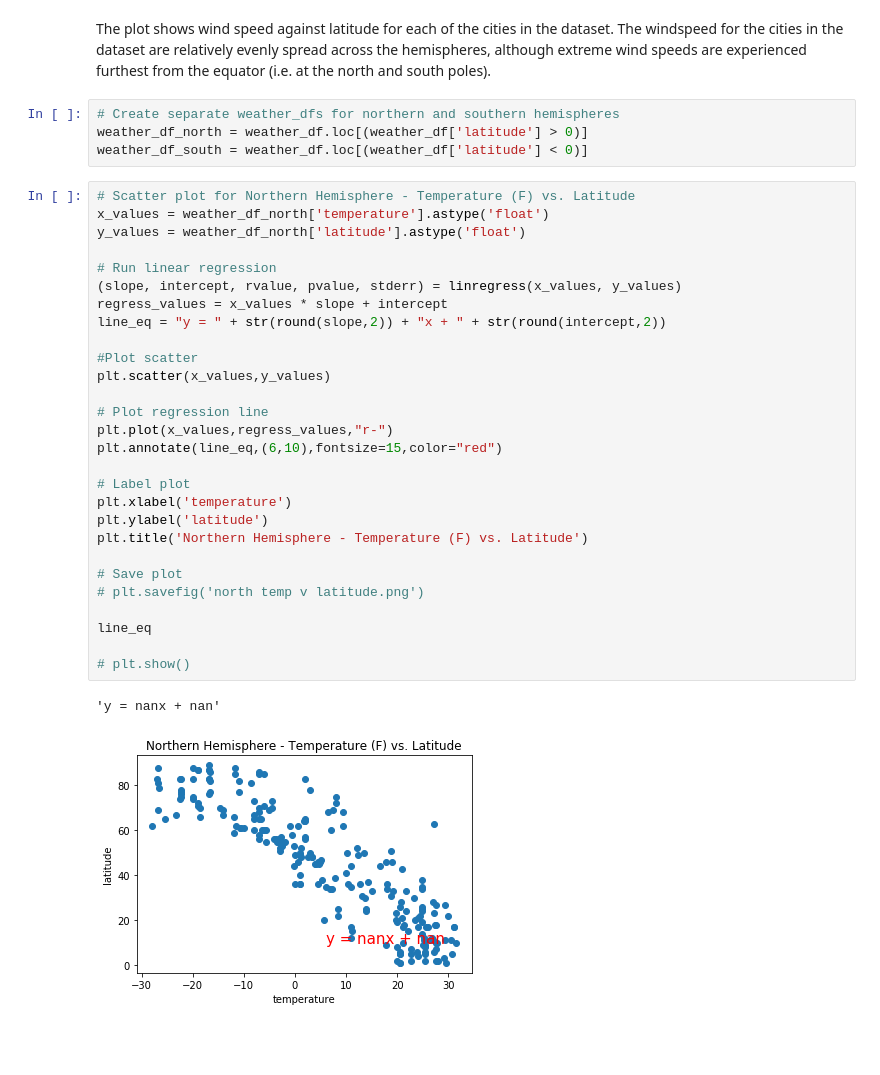
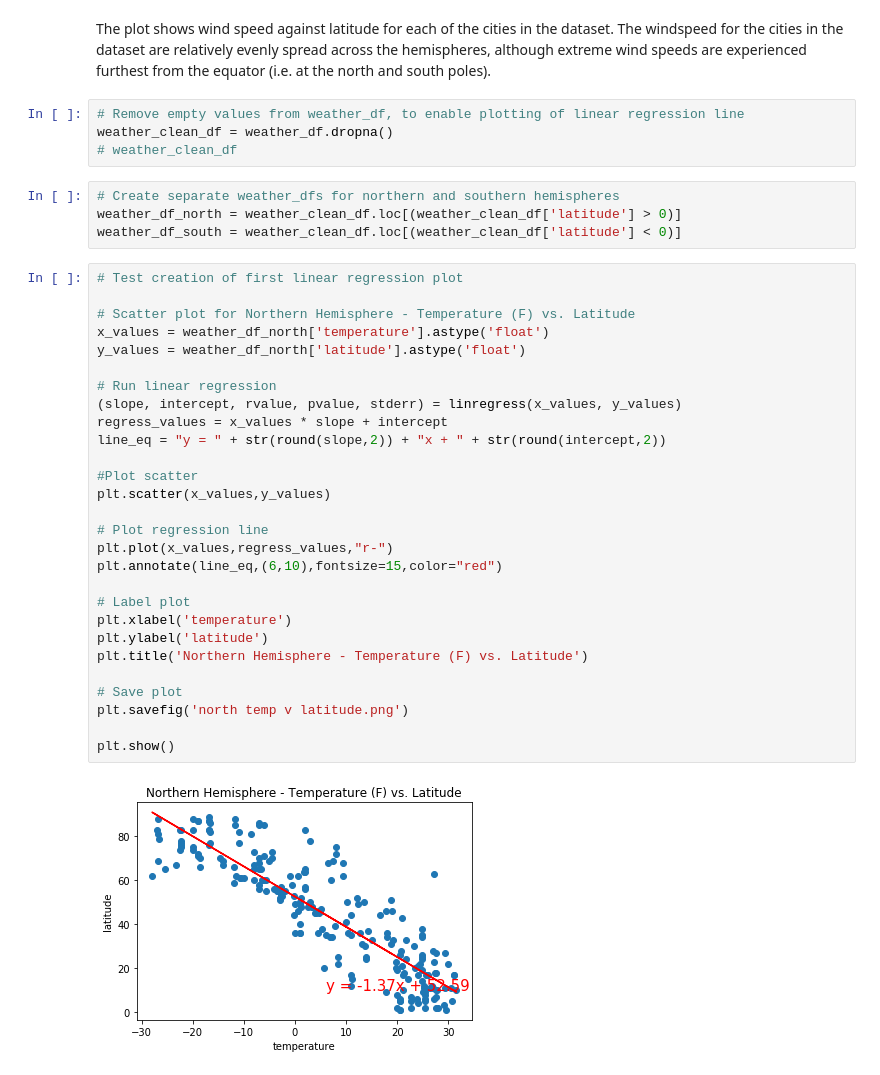
Before and after one commit to abbyabridged/python-api-challenge, a Jupyter notebook: WeatherPy/WeatherPy.ipynb, the cells around one changed output. Cells and saved outputs as stored; diff of their text form; blank space fills up the shorter version.

Commit message:
Regression plots in progress

```diff
--- a/WeatherPy/WeatherPy.ipynb
+++ b/WeatherPy/WeatherPy.ipynb
@@ -330,39 +330,42 @@ plt.show()
 [figure]
 # %% [markdown]
 The plot shows wind speed against latitude for each of the cities in the dataset. The windspeed for the cities in the dataset are relatively evenly spread across the hemispheres, although extreme wind speeds are experienced furthest from the equator (i.e. at the north and south poles).
+# %%
+# Remove empty values from weather_df, to enable plotting of linear regression line
+weather_clean_df = weather_df.dropna()
+# weather_clean_df
 # %%
 # Create separate weather_dfs for northern and southern hemispheres
-weather_df_north = weather_df.loc[(weather_df['latitude'] > 0)]
-weather_df_south = weather_df.loc[(weather_df['latitude'] < 0)]
+weather_df_north = weather_clean_df.loc[(weather_clean_df['latitude'] > 0)]
+weather_df_south = weather_clean_df.loc[(weather_clean_df['latitude'] < 0)]
 # %%
+# Test creation of first linear regression plot
+
 # Scatter plot for Northern Hemisphere - Temperature (F) vs. Latitude
 x_values = weather_df_north['temperature'].astype('float')
 y_values = weather_df_north['latitude'].astype('float')
 
 # Run linear regression
 (slope, intercept, rvalue, pvalue, stderr) = linregress(x_values, y_values)
 regress_values = x_values * slope + intercept
 line_eq = "y = " + str(round(slope,2)) + "x + " + str(round(intercept,2))
 
 #Plot scatter
 plt.scatter(x_values,y_values)
 
 # Plot regression line
 plt.plot(x_values,regress_values,"r-")
 plt.annotate(line_eq,(6,10),fontsize=15,color="red")
 
 # Label plot
 plt.xlabel('temperature')
 plt.ylabel('latitude')
 plt.title('Northern Hemisphere - Temperature (F) vs. Latitude')
 
 # Save plot
-# plt.savefig('north temp v latitude.png')
+plt.savefig('north temp v latitude.png')
 
-line_eq
-
-# plt.show()
+plt.show()
 # %% [output]
-'y = nanx + nan'
-[figure, old version]
+[figure, new version]
 # %%
```
Also changed, not shown: parts of 2 cells of this notebook, 1 other file.
